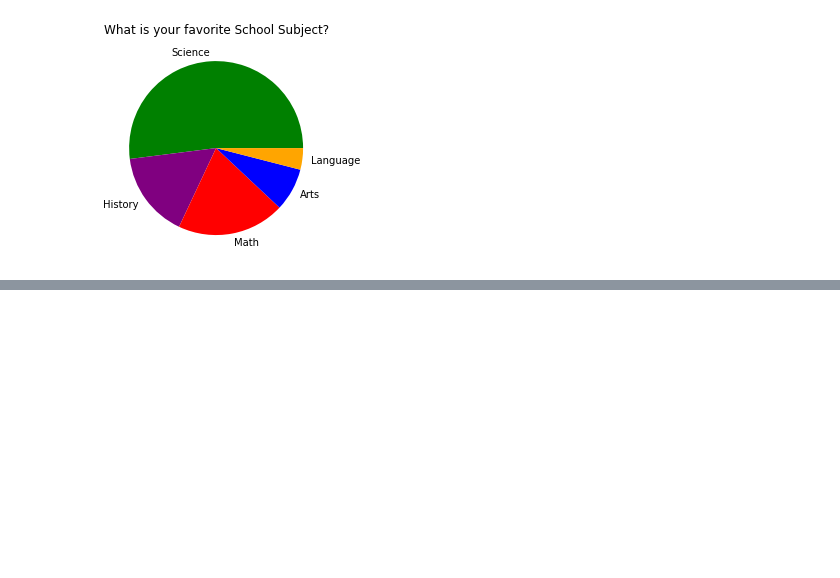
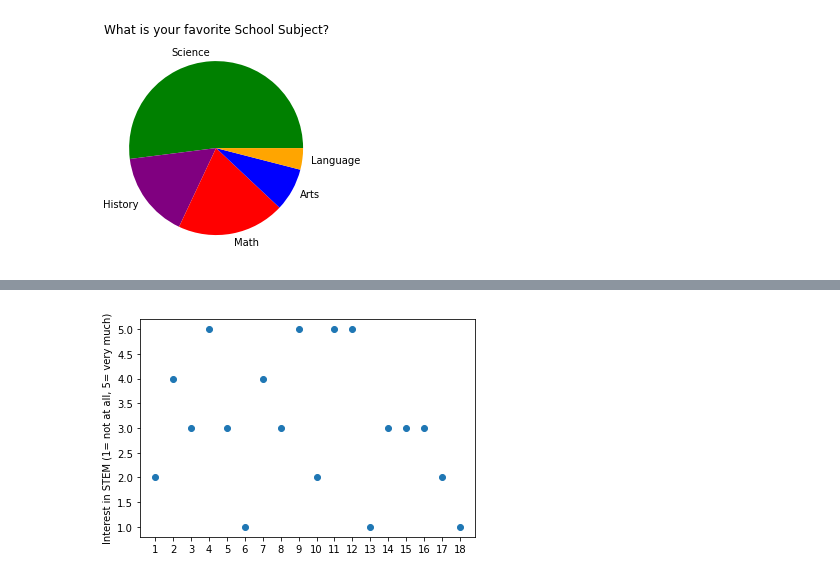
Before and after one commit to Johnnykoch02/GoogleCollabStuff, a Jupyter notebook: StatAnalysisFromRobotSurvey.ipynb, the cells around one changed output, grey strips where cells are left out. Saved outputs shown, nothing was run; the diff lists cells and outputs as text; code cells hidden in the pictures; blank space fills up the shorter version.

```diff
--- a/StatAnalysisFromRobotSurvey.ipynb
+++ b/StatAnalysisFromRobotSurvey.ipynb
@@ -225,0 +252,8 @@ print()
+# %%
+plt.scatter(range(1, len(STEM_kids['Name'])+1),STEM_kids['Would you be interested in participating in a STEM field after seeing this robot? (1= not at all, 5= very much)'])
+plt.xticks(np.linspace(1,len(STEM_kids['Name']), len(STEM_kids['Name'])))
+plt.ylabel('Interest in STEM (1= not at all, 5= very much)')
+
+print()
+# %% [output]
+[figure, added]
```
Also changed, not shown: parts of 5 cells of this notebook.
